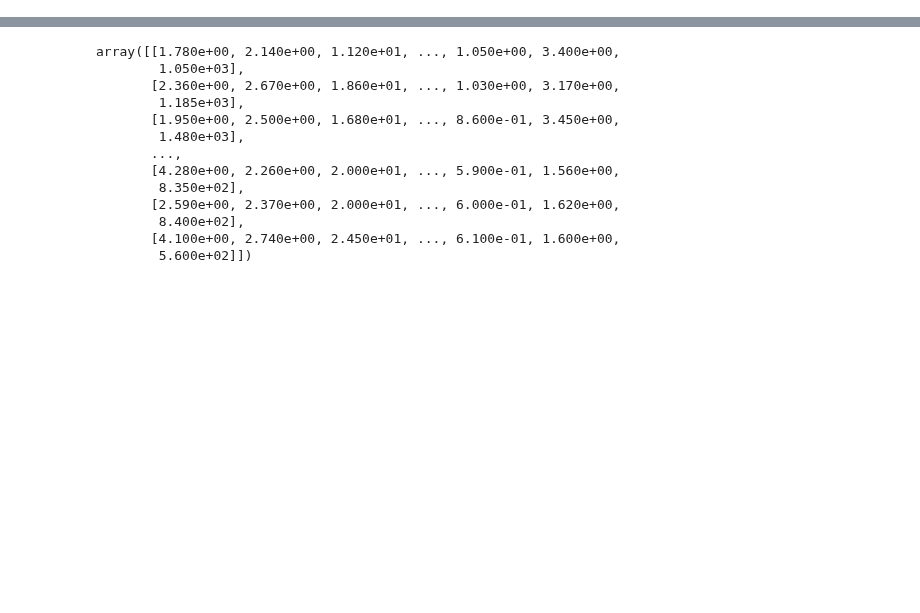
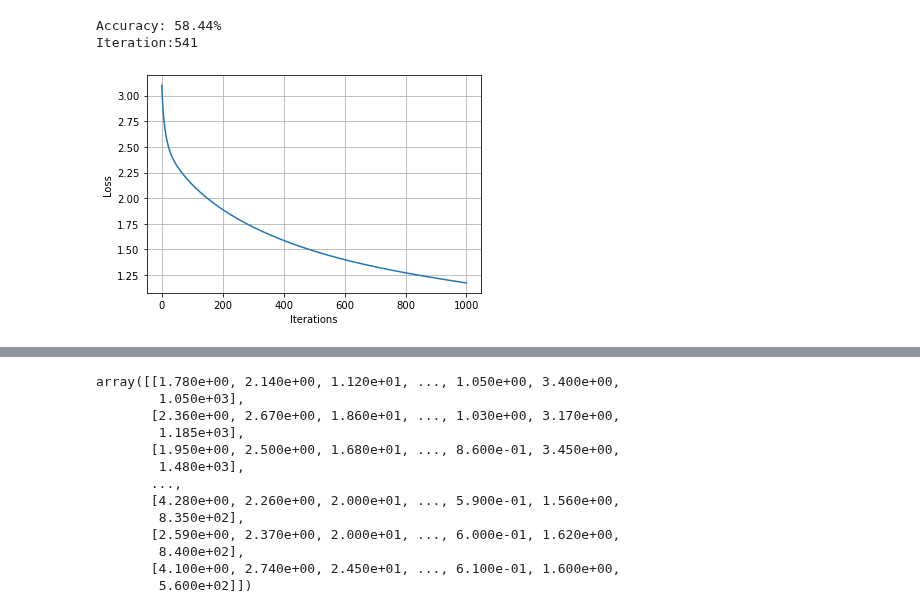
Before and after one commit to renejerez/ubi-master-computer-engineering, a Jupyter notebook: 14469-ML/practical_project_02/_practical_sheet_02.ipynb, the cells around one changed output, grey strips where cells are left out. Saved outputs shown, nothing was run; the diff lists cells and outputs as text; code cells hidden in the pictures; blank space fills up the shorter version.

```diff
--- a/14469-ML/practical_project_02/_practical_sheet_02.ipynb
+++ b/14469-ML/practical_project_02/_practical_sheet_02.ipynb
@@ -29,0 +223,27 @@ df.head(10)
+# %%
+# Scale X_train
+X_train_scaled = scaler_X.fit_transform(X_train)
+
+# Use the same scaler for X_test
+X_test_scaled = scaler_X.transform(X_test)
+# %%
+from sklearn.preprocessing import OneHotEncoder
+
+# encoder instance
+encoder = OneHotEncoder(sparse=False)
+
+# y_train to one-hot encoded format
+y_train_encoded = encoder.fit_transform(y_train.reshape(-1, 1))
+
+# y_test using the same encoder
+y_test_encoded = encoder.transform(y_test.reshape(-1, 1))
+# %%
+# Activation functions and their derivatives
+def sigmoid(z):
+    return 1 / (1 + np.exp(-z))
+
+def sigmoid_derivative(z):
+    return sigmoid(z) * (1 - sigmoid(z))
+
+def softmax(z):
+    return np.exp(z) / np.sum(np.exp(z), axis=1, keepdims=True)
@@ -29,0 +301,3 @@ df.head(10)
+# %%
+#  train model with relative n_iters
+W1, b1, W2, b2, losses = fit(X_train_scaled, y_train_encoded)
@@ -29,0 +322,18 @@ df.head(10)
+# %%
+# Evaluate
+predictions = predict(X_test, W1, b1, W2, b2)
+accuracy = np.mean(predictions == y_test)
+print(f"Accuracy: {accuracy * 100:.2f}%")
+print(f"Iteration:{iteration}")
+# %% [output]
+Accuracy: 58.44%
+Iteration:541
+# %%
+# Plot the loss
+plt.plot(losses)
+plt.xlabel('Iterations')
+plt.ylabel('Loss')
+plt.grid()
+plt.show()
+# %% [output]
+[figure, added]
```
Also changed, not shown: parts of 17 cells of this notebook, 1 other file.
